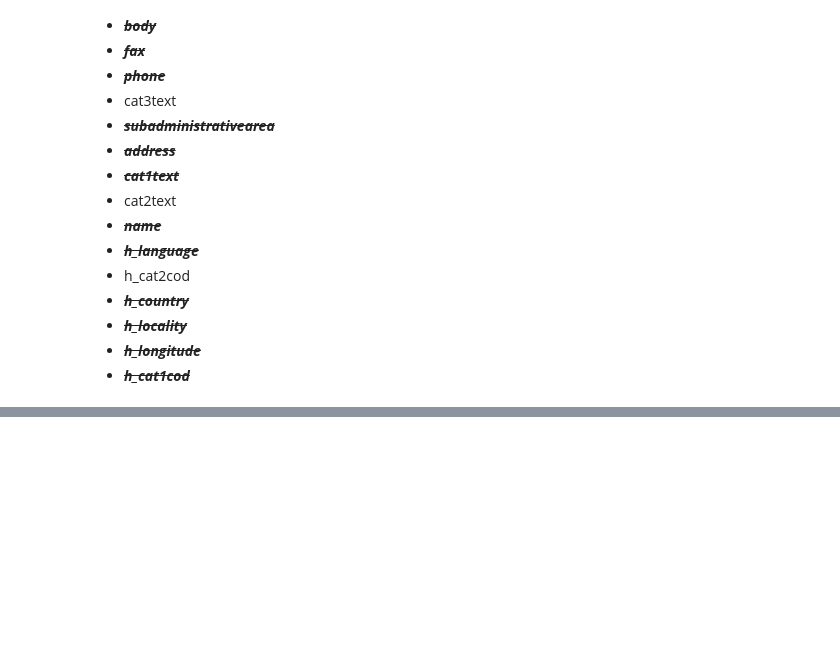
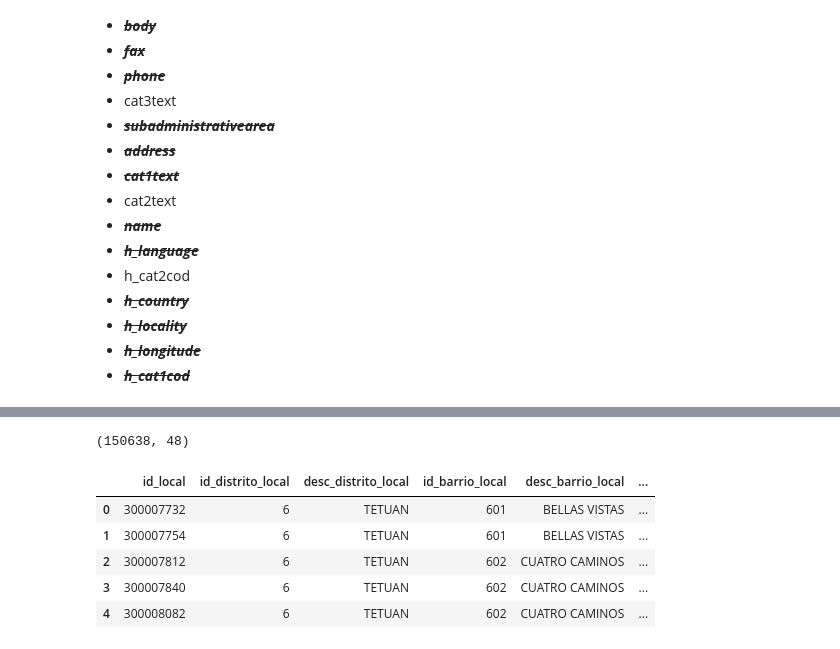
Before and after one commit to annassanchez/Turistificacion, a Jupyter notebook: notebooks/1_1_ayto_madrid_data_extraction.ipynb, the cells around one changed output, grey strips where cells are left out. Cells and saved outputs as stored; diff of their text form; code cells hidden in the pictures; blank space fills up the shorter version.

```diff
--- a/notebooks/1_1_ayto_madrid_data_extraction.ipynb
+++ b/notebooks/1_1_ayto_madrid_data_extraction.ipynb
@@ -128,0 +147,14 @@ df_hotels.head()
+# %%
+url_local = 'https://datos.madrid.es/datosabiertos/CIUAB/CENSO/LOCALES/2023/03/locales202303.json'
+res_local = requests.get(url_local)
+df_local = pd.DataFrame(res_local.json())
+print(df_local.shape)
+df_local.head()
+# %% [output]
+(150638, 48)
+|  | id_local | id_distrito_local | desc_distrito_local | id_barrio_local | desc_barrio_local | ... |
+| 0 | 300007732 | 6 | TETUAN | 601 | BELLAS VISTAS | ... |
+| 1 | 300007754 | 6 | TETUAN | 601 | BELLAS VISTAS | ... |
+| 2 | 300007812 | 6 | TETUAN | 602 | CUATRO CAMINOS | ... |
+| 3 | 300007840 | 6 | TETUAN | 602 | CUATRO CAMINOS | ... |
+| 4 | 300008082 | 6 | TETUAN | 602 | CUATRO CAMINOS | ... |
```
Also changed, not shown: parts of 5 cells of this notebook.
